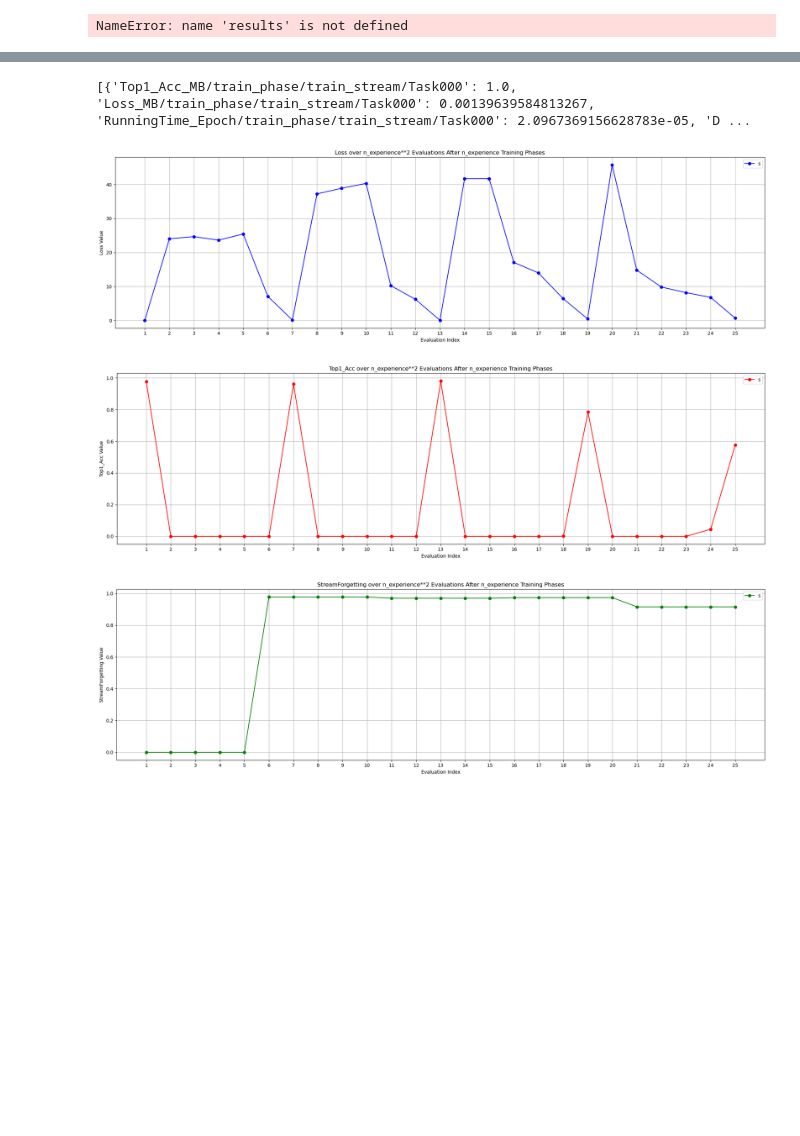
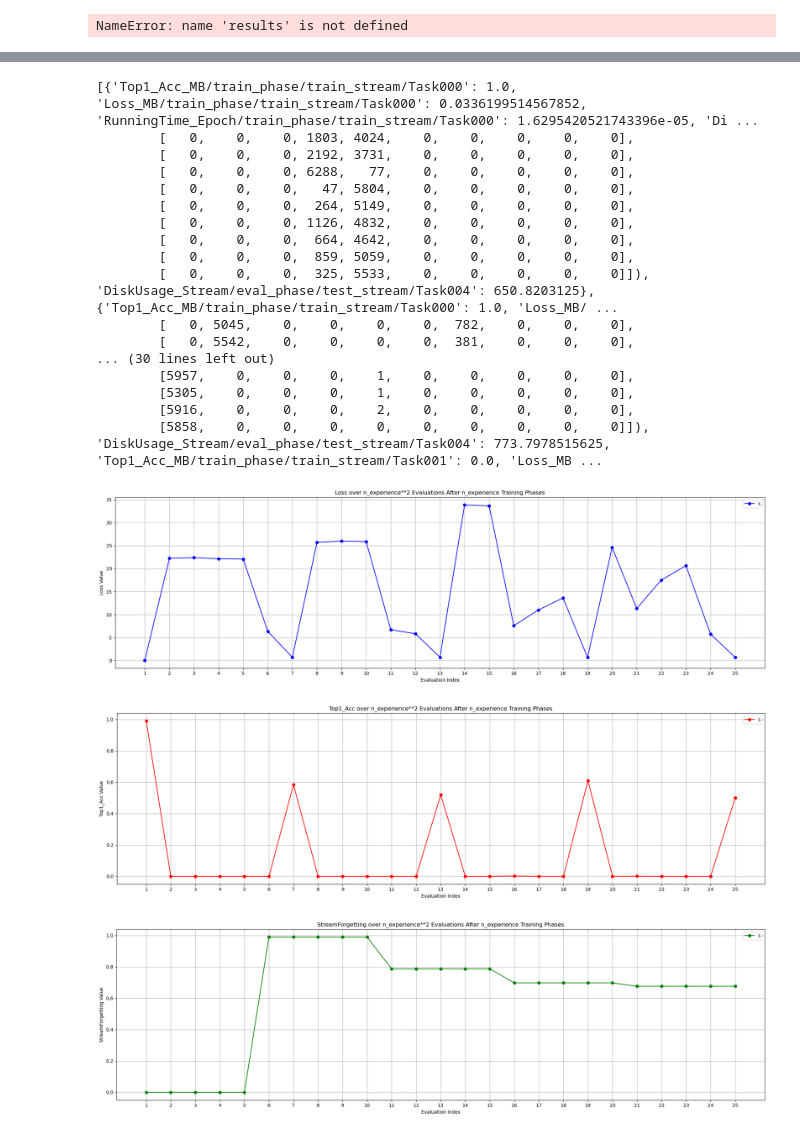
Before and after one commit to yzy1997/quantum_cl, a Jupyter notebook: quantum_lwf_addqlayer.ipynb, the cells around one changed output, grey strips where cells are left out. Cells and saved outputs as stored; diff of their text form; code cells hidden in the pictures; blank space fills up the shorter version.

Commit message:
add ewc results of ours scheme and the s2 scheme

```diff
--- a/quantum_lwf_addqlayer.ipynb
+++ b/quantum_lwf_addqlayer.ipynb
@@ -545,6 +545,7 @@ NameError: name 'results' is not defined
 # %%
 # 从文件加载
 import pickle
-with open("/home/yangz2/code/quantum_cl/results/list/splitminist_EWC_qbit8_qdepth10.pkl", "rb") as f:
+with open("/home/yangz2/code/quantum_cl/results/list/splitmnist_EWC_s2_qbit8_qdepth4_tepoch10.pkl", "rb") as f:
     results = pickle.load(f)
+print(results)
 # %% [output]
@@ -573,7 +580,7 @@ count = 1  # 用于标记经验编号
 loss_values = []
 for train_idx, result in enumerate(results):  # 遍历5次训练的结果
     for exp_id in range(0, num_experiences):  # 每次训练对应4次 eval（Exp001 到 Exp004）
-        key = f"Loss_Exp/eval_phase/test_stream/Task000/Exp00{exp_id}"
+        key = f"Loss_Exp/eval_phase/test_stream/Task00{exp_id}/Exp00{exp_id}"
         loss = result.get(key, None)
         if loss is not None:  # 确保键存在
             loss_values.append(loss)
@@ -584,7 +591,7 @@ for train_idx, result in enumerate(results):  # 遍历5次训练的结果
 top1_acc_values = []
 for train_idx, result in enumerate(results):  # 遍历5次训练的结果
     for exp_id in range(0, num_experiences):  # 每次训练对应4次 eval（Exp001 到 Exp004）
-        key = f"Top1_Acc_Exp/eval_phase/test_stream/Task000/Exp00{exp_id}"
+        key = f"Top1_Acc_Exp/eval_phase/test_stream/Task00{exp_id}/Exp00{exp_id}"
         top1_acc = result.get(key, None)
         if top1_acc is not None:  # 确保键存在
             top1_acc_values.append(top1_acc)
@@ -600,40 +607,56 @@ for train_idx, result in enumerate(results):  # 遍历5次训练的结果
 
 
 # 绘制图形
 plt.figure(figsize=(20, 6))
 plt.plot(x, loss_values, marker='o', linestyle='-', color='b', label='Loss_Exp')
 plt.title("Loss over n_experience**2 Evaluations After n_experience Training Phases")
 plt.xlabel("Evaluation Index")
 plt.ylabel("Loss Value")
 plt.xticks(range(1, len(x) + 1))  # 设置 x 轴刻度
 plt.grid(True)
-plt.legend("splitminist_EWC_qbit8_qdepth10_tepoch40_loss")
+plt.legend("splitmnist_EWC_s2_qbit8_qdepth4_tepoch10_loss")
 plt.tight_layout()
-plt.savefig("results/figs/splitminist_EWC_qbit8_qdepth10_tepoch40_loss.png")
+plt.savefig("results/figs/splitmnist_EWC_s2_qbit8_qdepth4_tepoch10_loss.png")
 
 plt.figure(figsize=(20, 6))
 plt.plot(x, top1_acc_values, marker='o', linestyle='-', color='r', label='Top1_Acc_Exp')
 plt.title("Top1_Acc over n_experience**2 Evaluations After n_experience Training Phases")
 plt.xlabel("Evaluation Index")
 plt.ylabel("Top1_Acc Value")
 plt.xticks(range(1, len(x) + 1))  # 设置 x 轴刻度
 plt.grid(True)
-plt.legend("splitminist_EWC_qbit8_qdepth10_tepoch40_acc")
+plt.legend("splitmnist_EWC_s2_qbit8_qdepth4_tepoch10_acc")
 plt.tight_layout()
-plt.savefig("results/figs/splitminist_EWC_qbit8_qdepth10_tepoch40_acc.png")
+plt.savefig("results/figs/splitmnist_EWC_s2_qbit8_qdepth4_tepoch10_acc.png")
 
 plt.figure(figsize=(20, 6))
 plt.plot(range(1, len(forgetting_values) + 1), forgetting_values, marker='o', linestyle='-', color='g', label='StreamForgetting')
 plt.title("StreamForgetting over n_experience**2 Evaluations After n_experience Training Phases")
 plt.xlabel("Evaluation Index")
 plt.ylabel("StreamForgetting Value")
 plt.xticks(range(1, len(forgetting_values) + 1))  # 设置 x 轴刻度
 plt.grid(True)
-plt.legend("splitminist_EWC_qbit8_qdepth10_tepoch40_forget")
+plt.legend("splitmnist_EWC_s2_qbit8_qdepth4_tepoch10_forget")
 plt.tight_layout()
-plt.savefig("results/figs/splitminist_EWC_qbit8_qdepth10_tepoch40_forget.png")
+plt.savefig("results/figs/splitmnist_EWC_s2_qbit8_qdepth4_tepoch10_forget.png")
 # %% [output]
-[{'Top1_Acc_MB/train_phase/train_stream/Task000': 1.0, 'Loss_MB/train_phase/train_stream/Task000': 0.00139639584813267, 'RunningTime_Epoch/train_phase/train_stream/Task000': 2.0967369156628783e-05, 'D ...
+[{'Top1_Acc_MB/train_phase/train_stream/Task000': 1.0, 'Loss_MB/train_phase/train_stream/Task000': 0.0336199514567852, 'RunningTime_Epoch/train_phase/train_stream/Task000': 1.6295420521743396e-05, 'Di ...
+        [   0,    0,    0, 1803, 4024,    0,    0,    0,    0,    0],
+        [   0,    0,    0, 2192, 3731,    0,    0,    0,    0,    0],
+        [   0,    0,    0, 6288,   77,    0,    0,    0,    0,    0],
+        [   0,    0,    0,   47, 5804,    0,    0,    0,    0,    0],
+        [   0,    0,    0,  264, 5149,    0,    0,    0,    0,    0],
+        [   0,    0,    0, 1126, 4832,    0,    0,    0,    0,    0],
+        [   0,    0,    0,  664, 4642,    0,    0,    0,    0,    0],
+        [   0,    0,    0,  859, 5059,    0,    0,    0,    0,    0],
+        [   0,    0,    0,  325, 5533,    0,    0,    0,    0,    0]]), 'DiskUsage_Stream/eval_phase/test_stream/Task004': 650.8203125}, {'Top1_Acc_MB/train_phase/train_stream/Task000': 1.0, 'Loss_MB/ ...
+        [   0, 5045,    0,    0,    0,    0,  782,    0,    0,    0],
+        [   0, 5542,    0,    0,    0,    0,  381,    0,    0,    0],
+... (30 lines left out)
+        [5957,    0,    0,    0,    1,    0,    0,    0,    0,    0],
+        [5305,    0,    0,    0,    1,    0,    0,    0,    0,    0],
+        [5916,    0,    0,    0,    2,    0,    0,    0,    0,    0],
+        [5858,    0,    0,    0,    0,    0,    0,    0,    0,    0]]), 'DiskUsage_Stream/eval_phase/test_stream/Task004': 773.7978515625, 'Top1_Acc_MB/train_phase/train_stream/Task001': 0.0, 'Loss_MB ...
-[figure, old version]
+[figure, new version]
-[figure, old version]
+[figure, new version]
-[figure, old version]
+[figure, new version]
```
Also changed, not shown: parts of 1 cell of this notebook, 20 other files.
